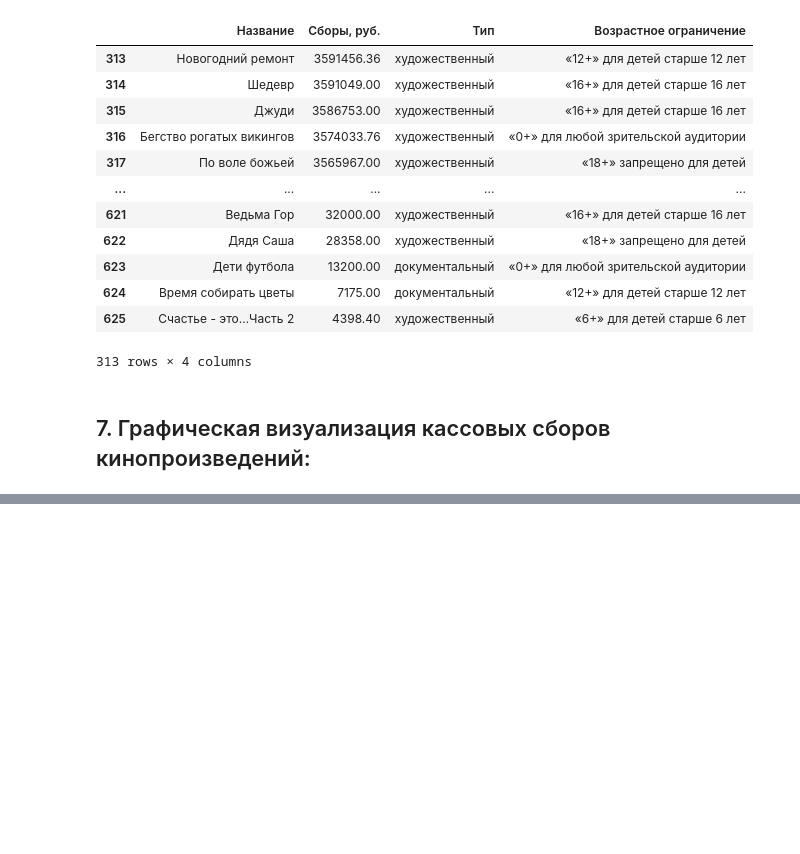
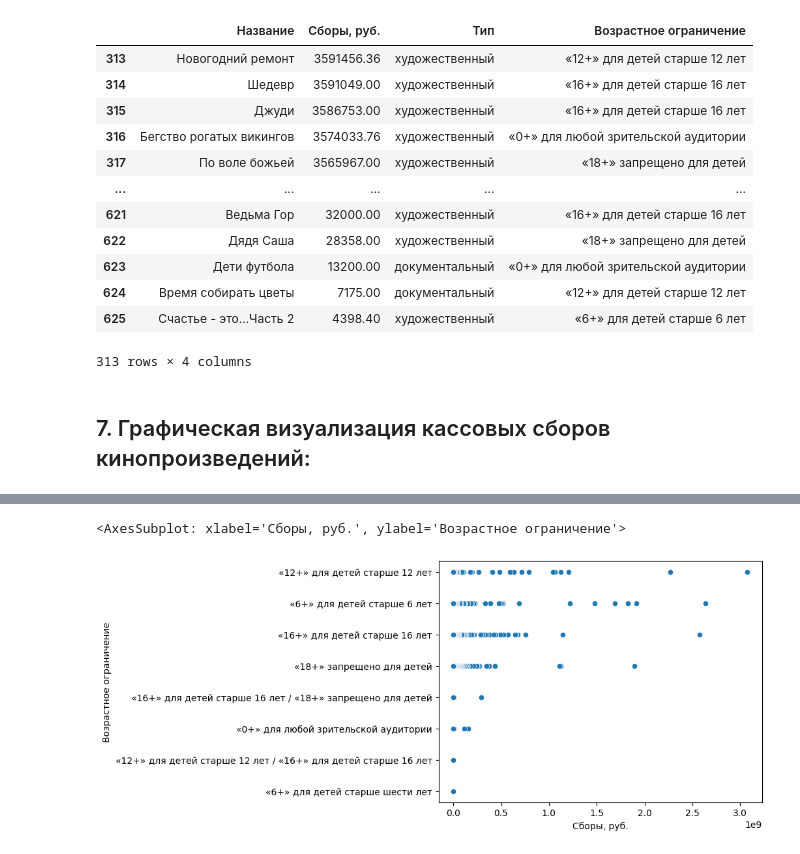
Before and after one commit to Yaroslav-Solovev/Analysis_DataSets, a Jupyter notebook: movie_analisys/cinema.ipynb, the cells around one changed output, grey strips where cells are left out. Cells and saved outputs as stored; diff of their text form; code cells hidden in the pictures; blank space fills up the shorter version.

```diff
--- a/movie_analisys/cinema.ipynb
+++ b/movie_analisys/cinema.ipynb
@@ -428,3 +422,11 @@ df.plot.hist()
+# %%
+# Изображения точек возрастных ограничений по отношению к кассовым сборам. Можно заметить, что динамика собираемости
+# кинопроизведениями (в зависимости от возрастного рейтинга кинопроизведения) сборов не равномерна - резкое понижение.
+# Достоточные высокие показатели показывают кинопроизведения с возрастными рейтингами "6+", "12+" и "16+".
+sns.scatterplot(data=df, x='Сборы, руб.', y='Возрастное ограничение')
+# %% [output]
+<AxesSubplot: xlabel='Сборы, руб.', ylabel='Возрастное ограничение'>
+[figure, added]
 # %% [markdown]
 ## 8. Заключение:
 
```
Also changed, not shown: parts of 28 cells of this notebook.
